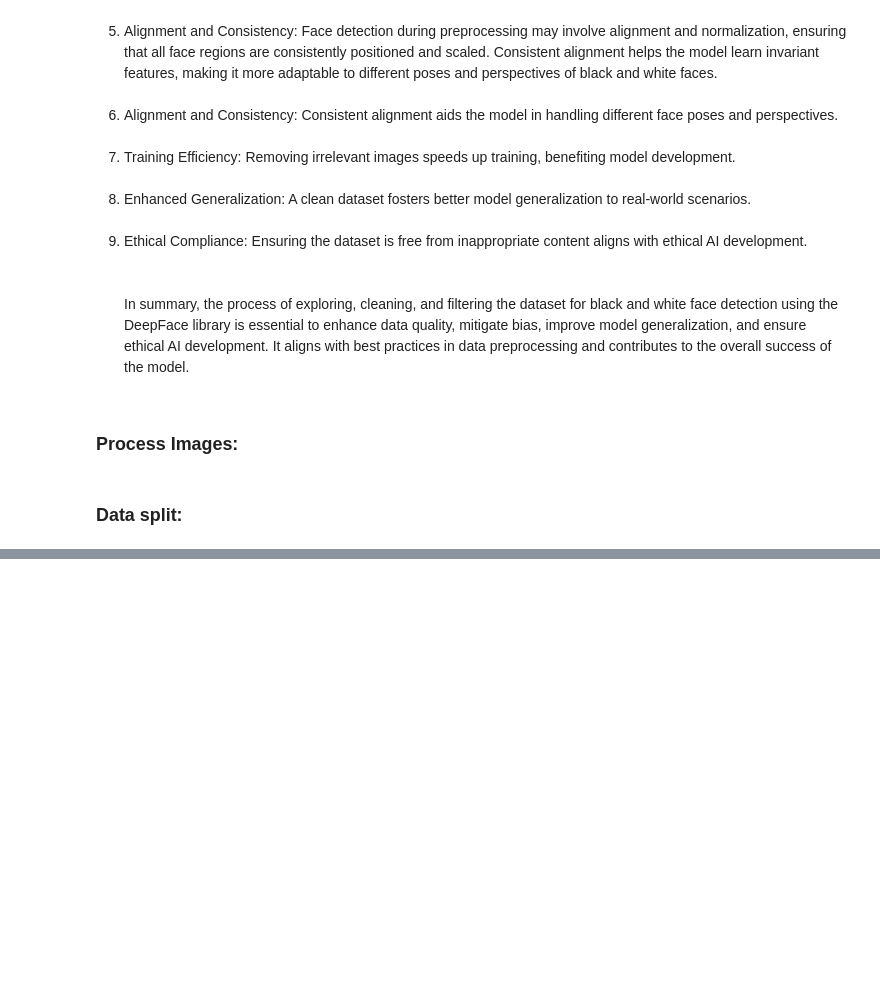
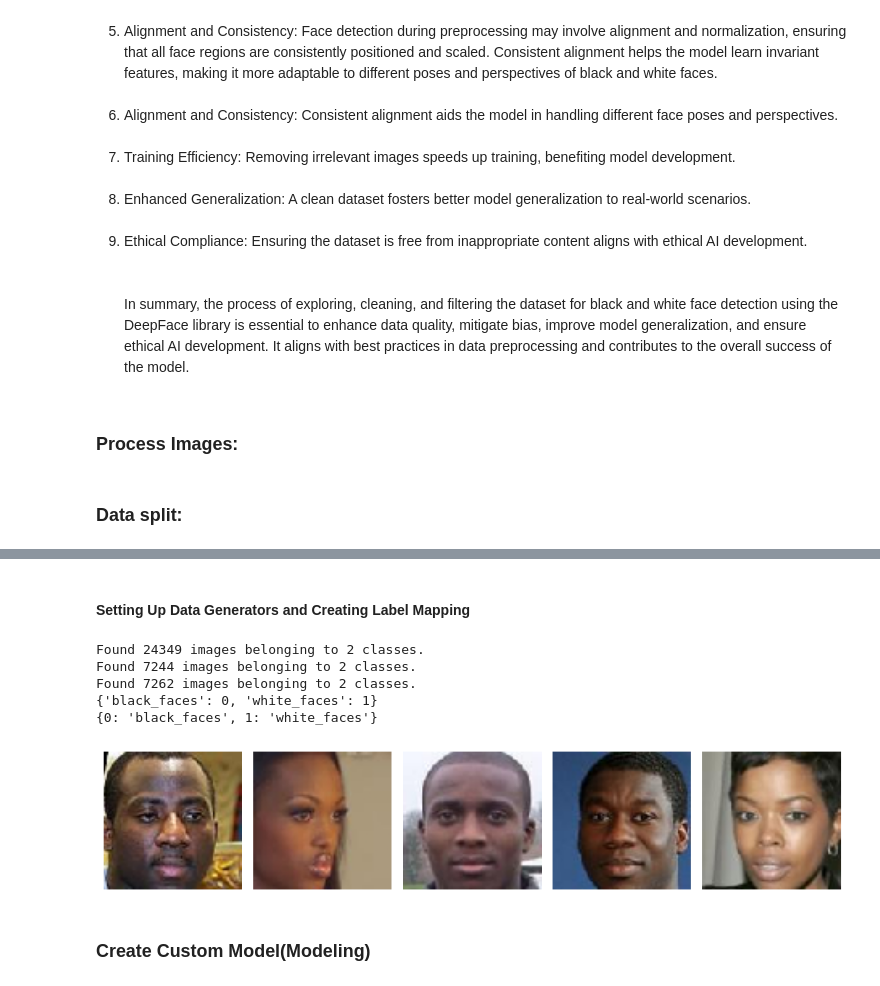
Before and after one commit to ABIGAILDEBBY/blackwhitefaceDetector, a Jupyter notebook: modeling.ipynb, the cells around one changed output, grey strips where cells are left out. Cells and saved outputs as stored; diff of their text form; code cells hidden in the pictures; blank space fills up the shorter version.

```diff
--- a/modeling.ipynb
+++ b/modeling.ipynb
@@ -133,3 +141,44 @@ epochs = 10
 # Define image dimensions (height and width) for data preprocessing
 IMG_HEIGHT = 86
 IMG_WIDTH = 86
+# %% [markdown]
+#### Setting Up Data Generators and Creating Label Mapping
+# %%
+train_image_generator = ImageDataGenerator(rescale=1./255) # Generator for our training data
+validation_image_generator = ImageDataGenerator(rescale=1./255) # Generator for our validation data
+test_image_generator = ImageDataGenerator(rescale=1./255) # Generator for our validation data
+
+train_data_gen = train_image_generator.flow_from_directory(batch_size=batch_size,
+                                                           directory=data_location_map['train_dir'],
+                                                           shuffle=True,
+                                                           target_size=(IMG_HEIGHT, IMG_WIDTH),
+                                                           class_mode='binary')
+
+# Creating Data Generators for Validation and Test Data"
+val_data_gen = validation_image_generator.flow_from_directory(batch_size=batch_size,
+                                                              directory=data_location_map["val_dir"],
+                                                              target_size=(IMG_HEIGHT, IMG_WIDTH),
+                                                              class_mode='binary')
+test_data_gen = validation_image_generator.flow_from_directory(batch_size=batch_size,
+                                                              directory=data_location_map["test_dir"],
+                                                              target_size=(IMG_HEIGHT, IMG_WIDTH),
+                                                              class_mode='binary')
+
+label_map = (train_data_gen.class_indices)
+print(label_map)
+label_map = dict((v,k) for k,v in label_map.items())
+print(label_map)
+# %% [output]
+Found 24349 images belonging to 2 classes.
+Found 7244 images belonging to 2 classes.
+Found 7262 images belonging to 2 classes.
+{'black_faces': 0, 'white_faces': 1}
+{0: 'black_faces', 1: 'white_faces'}
+# %%
+# Assuming you've defined the plot_sample_images function and train_data_gen earlier in your script
+sample_training_images, _ = next(train_data_gen)
+plot_images(sample_training_images[0:5])
+# %% [output]
+[figure, added]
+# %% [markdown]
+### Create Custom Model(Modeling)
```
Also changed, not shown: parts of 6 cells of this notebook.
